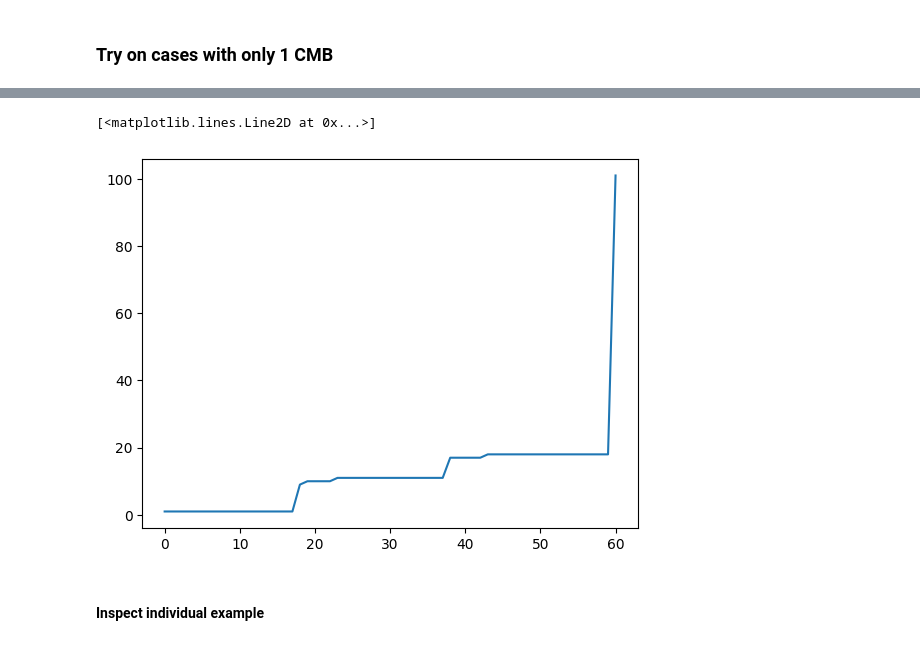
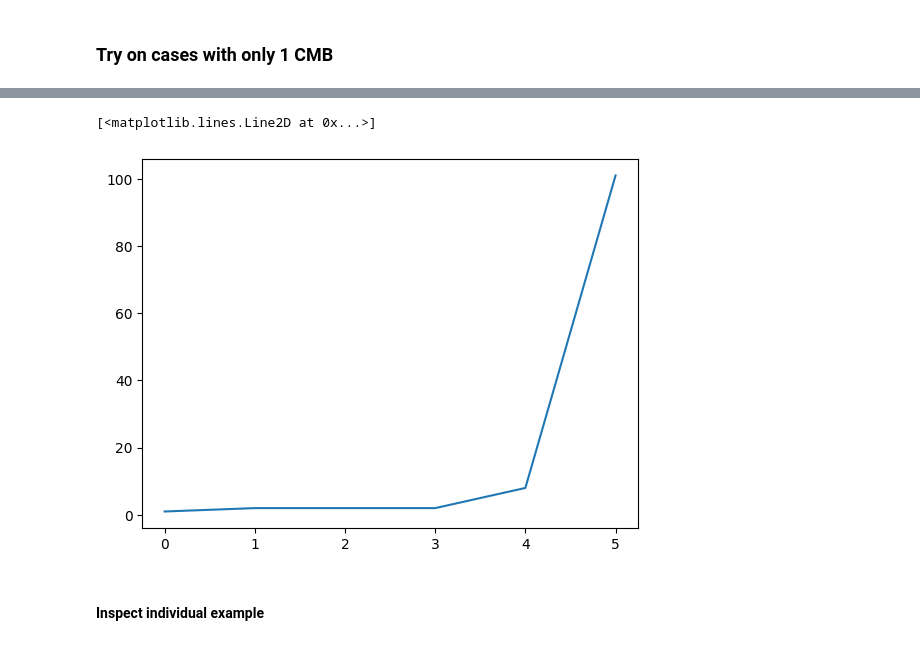
Before and after one commit to jorgedelpozolerida/Segmentation_CMB, a Jupyter notebook: scripts/region_growing.ipynb, the cells around one changed output, grey strips where cells are left out. Drawn from its saved outputs; the diff is of its cells as text; code cells hidden in the pictures.

```diff
--- a/scripts/region_growing.ipynb
+++ b/scripts/region_growing.ipynb
@@ -174,9 +162,9 @@ def region_growing_with_auto_tolerance(volume, seeds, tolerance_range=(0, 100, 1
 # %%
 # Initialize a dictionary to store results
 results_dict = {}
-# subjects = os.listdir(data_dir)
-sel_ids = [102, 302, 306]
-subjects = [f"sub-{s}" for s in sel_ids]
+subjects = [d for d in os.listdir(data_dir) if os.path.isdir(os.path.join(data_dir, d))]
+# sel_ids = [102, 302, 306]
+# subjects = [f"sub-{s}" for s in sel_ids]
 
 for i, sub_d in enumerate(subjects):
 
@@ -233,13 +221,15 @@ for i, sub_d in enumerate(subjects):
         grown_mask, process_metadata = region_growing_with_auto_tolerance(t2s_data, seeds=[cm_mask], tolerance_range=(0, 100, 0.5), connectivity=6)
         print(process_metadata)
 
+        print(f"Dice score: {dice_score(np.array(cmb_data, int), np.array(grown_mask, int))}")
+
         # Save processing metadata in the dictionary
         results_dict[subject_id]['processing_metadata'] = process_metadata
         results_dict[subject_id]['np_arrays'] = (t2s_data, cmb_data, grown_mask)
         results_dict[subject_id]['CM'] = cm_mask
 
-    # Break after processing 5 subjects
-    if i >= 10:
-        break
+    # # Break after processing 5 subjects
+    # if i >= 10:
+    #     break
 # %% [output]
 ------------------
@@ -263,9 +360,9 @@ min: 21.691349029541016 max: 50.66432571411133 mean: 38.345232418605256 std: 8.8
 # %%
 import matplotlib.pyplot as plt
-plt.plot(results_dict['sub-102']['processing_metadata']['tolerance_pixel_counts'])
+plt.plot(results_dict['sub-314']['processing_metadata']['tolerance_pixel_counts'])
 # %% [output]
 [<matplotlib.lines.Line2D at 0x...>]
-[figure, old version]
+[figure, new version]
 # %% [markdown]
 #### Inspect individual example
 # %%
```
Also changed, not shown: parts of 5 cells of this notebook, 5 other files.
